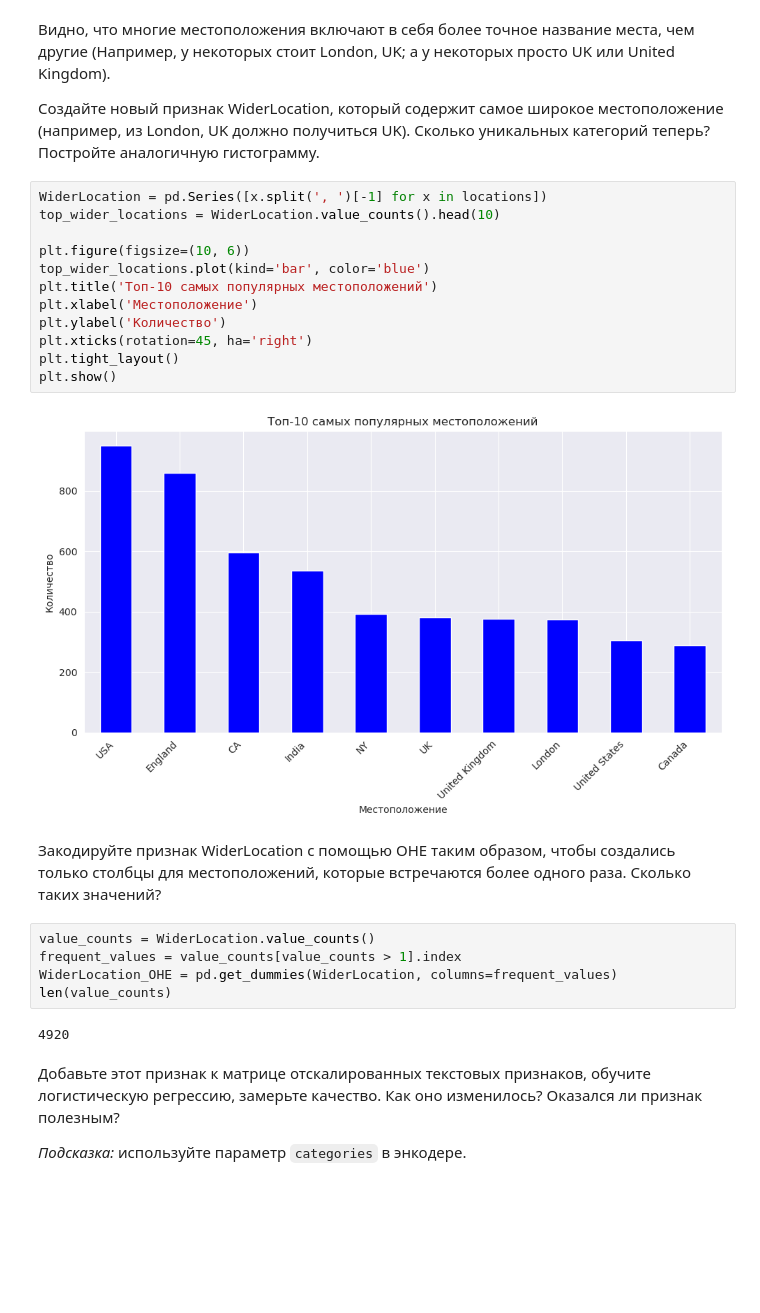
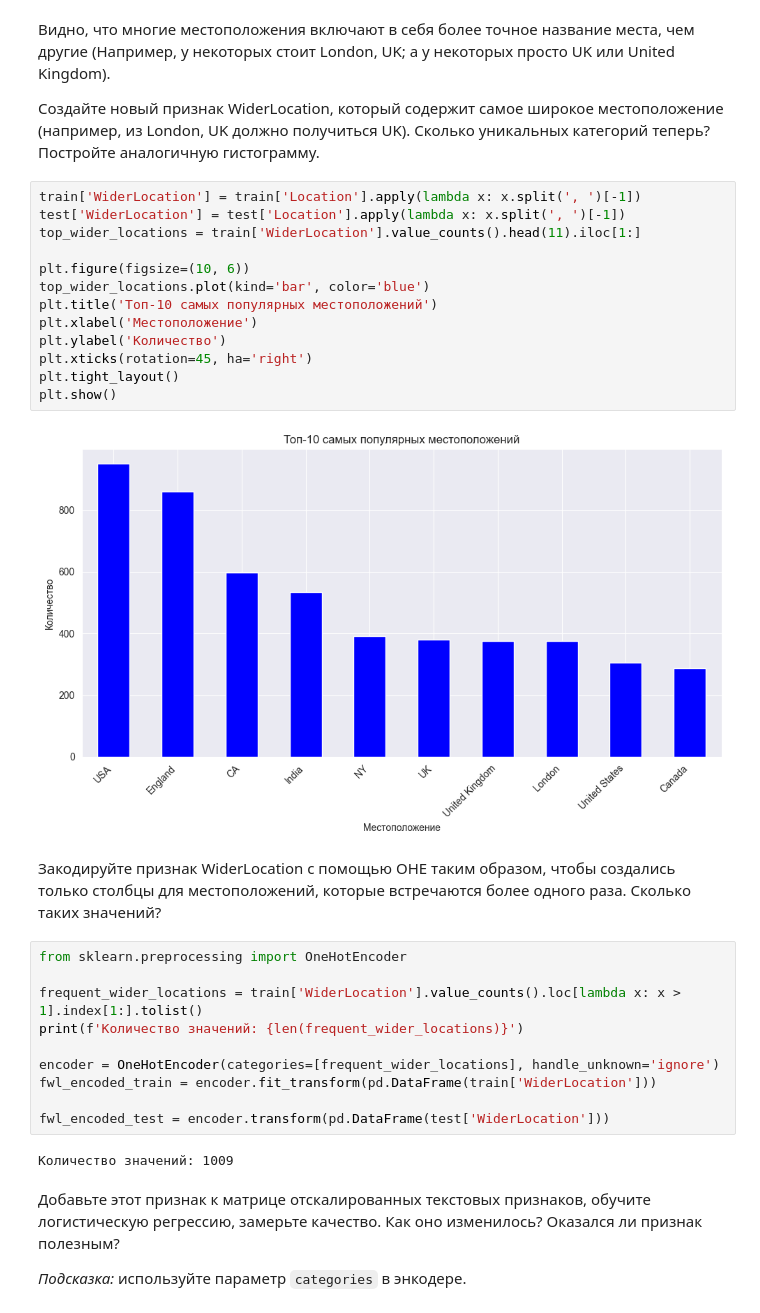
Before and after one commit to Bosbobos/IAD, a Jupyter notebook: MachineLeariningBasics/hw06_texts/hw06_texts.ipynb, the cells around one changed output. Drawn from its saved outputs; the diff is of its cells as text; blank space fills up the shorter version.

```diff
--- a/MachineLeariningBasics/hw06_texts/hw06_texts.ipynb
+++ b/MachineLeariningBasics/hw06_texts/hw06_texts.ipynb
@@ -882,28 +882,34 @@ plt.show()
 
 Создайте новый признак WiderLocation, который содержит самое широкое местоположение (например, из London, UK должно получиться UK). Сколько уникальных категорий теперь? Постройте аналогичную гистограмму.
 # %%
-WiderLocation = pd.Series([x.split(', ')[-1] for x in locations])
-top_wider_locations = WiderLocation.value_counts().head(10)
+train['WiderLocation'] = train['Location'].apply(lambda x: x.split(', ')[-1])
+test['WiderLocation'] = test['Location'].apply(lambda x: x.split(', ')[-1])
+top_wider_locations = train['WiderLocation'].value_counts().head(11).iloc[1:]
 
 plt.figure(figsize=(10, 6))
 top_wider_locations.plot(kind='bar', color='blue')
 plt.title('Топ-10 самых популярных местоположений')
 plt.xlabel('Местоположение')
 plt.ylabel('Количество')
 plt.xticks(rotation=45, ha='right')
 plt.tight_layout()
 plt.show()
 # %% [output]
-[figure, old version]
+[figure, new version]
 # %% [markdown]
 Закодируйте признак WiderLocation с помощью OHE таким образом, чтобы создались только столбцы для местоположений, которые встречаются более одного раза. Сколько таких значений?
-# %%
-value_counts = WiderLocation.value_counts()
-frequent_values = value_counts[value_counts > 1].index
-WiderLocation_OHE = pd.get_dummies(WiderLocation, columns=frequent_values)
-len(value_counts)
-# %% [output]
-4920
+# %%
+from sklearn.preprocessing import OneHotEncoder
+
+frequent_wider_locations = train['WiderLocation'].value_counts().loc[lambda x: x > 1].index[1:].tolist()
+print(f'Количество значений: {len(frequent_wider_locations)}')
+
+encoder = OneHotEncoder(categories=[frequent_wider_locations], handle_unknown='ignore')
+fwl_encoded_train = encoder.fit_transform(pd.DataFrame(train['WiderLocation']))
+
+fwl_encoded_test = encoder.transform(pd.DataFrame(test['WiderLocation']))
+# %% [output]
+Количество значений: 1009
 # %% [markdown]
 Добавьте этот признак к матрице отскалированных текстовых признаков, обучите логистическую регрессию, замерьте качество. Как оно изменилось? Оказался ли признак полезным?
 
```
Also changed, not shown: parts of 10 cells of this notebook.
